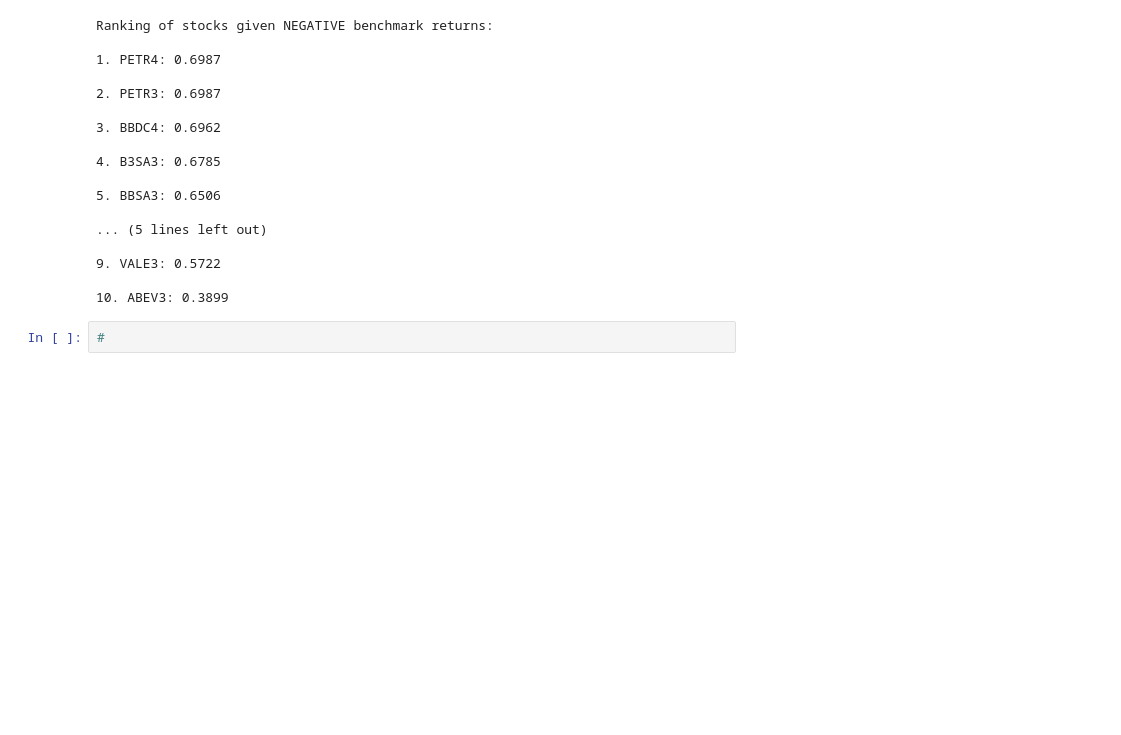
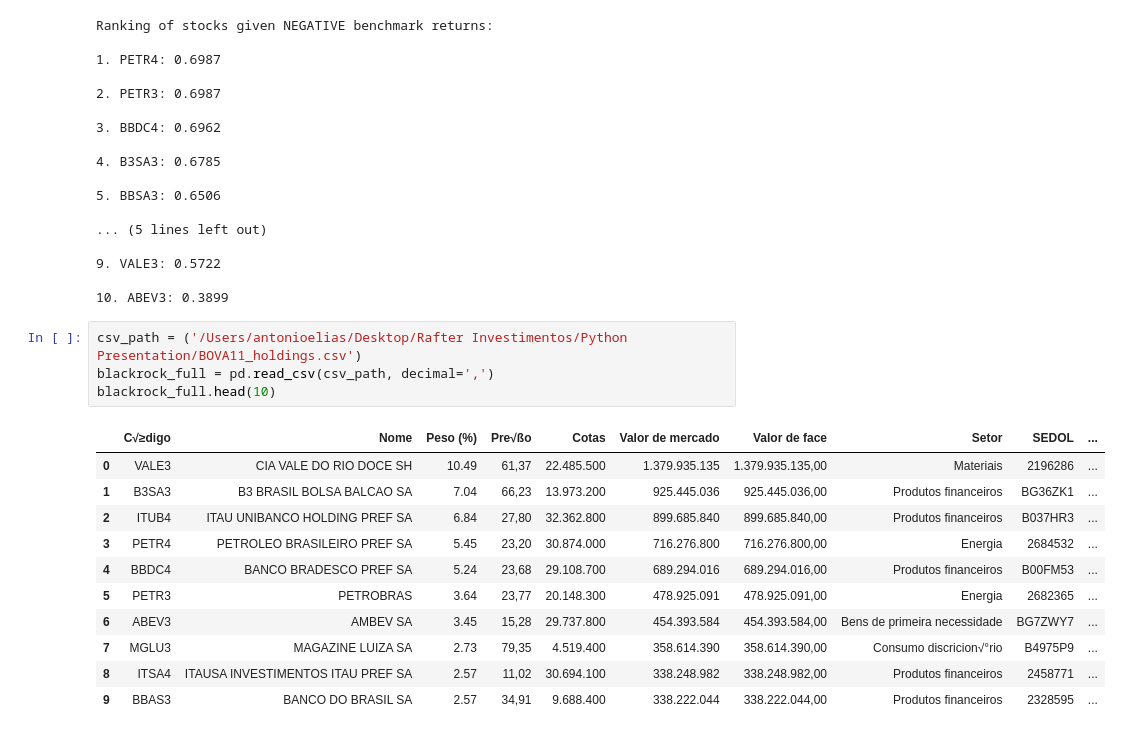
Before and after one commit to antoniosalomao/Rafter_A1, a Jupyter notebook: rafter_presentation.ipynb, the cells around one changed output. Saved outputs shown, nothing was run; the diff lists cells and outputs as text; blank space fills up the shorter version.

```diff
--- a/rafter_presentation.ipynb
+++ b/rafter_presentation.ipynb
@@ -387,5 +386,19 @@ Ranking of stocks given NEGATIVE benchmark returns:
 9. VALE3: 0.5722
 
 10. ABEV3: 0.3899
-# %%
-#
+# %%
+csv_path = ('/Users/antonioelias/Desktop/Rafter Investimentos/Python Presentation/BOVA11_holdings.csv')
+blackrock_full = pd.read_csv(csv_path, decimal=',')
+blackrock_full.head(10)
+# %% [output]
+|  | C√≥digo | Nome | Peso (%) | Pre√ßo | Cotas | Valor de mercado | Valor de face | Setor | SEDOL | ... |
+| 0 | VALE3 | CIA VALE DO RIO DOCE SH | 10.49 | 61,37 | 22.485.500 | 1.379.935.135 | 1.379.935.135,00 | Materiais | 2196286 | ... |
+| 1 | B3SA3 | B3 BRASIL BOLSA BALCAO SA | 7.04 | 66,23 | 13.973.200 | 925.445.036 | 925.445.036,00 | Produtos financeiros | BG36ZK1 | ... |
+| 2 | ITUB4 | ITAU UNIBANCO HOLDING PREF SA | 6.84 | 27,80 | 32.362.800 | 899.685.840 | 899.685.840,00 | Produtos financeiros | B037HR3 | ... |
+| 3 | PETR4 | PETROLEO BRASILEIRO PREF SA | 5.45 | 23,20 | 30.874.000 | 716.276.800 | 716.276.800,00 | Energia | 2684532 | ... |
+| 4 | BBDC4 | BANCO BRADESCO PREF SA | 5.24 | 23,68 | 29.108.700 | 689.294.016 | 689.294.016,00 | Produtos financeiros | B00FM53 | ... |
+| 5 | PETR3 | PETROBRAS | 3.64 | 23,77 | 20.148.300 | 478.925.091 | 478.925.091,00 | Energia | 2682365 | ... |
+| 6 | ABEV3 | AMBEV SA | 3.45 | 15,28 | 29.737.800 | 454.393.584 | 454.393.584,00 | Bens de primeira necessidade | BG7ZWY7 | ... |
+| 7 | MGLU3 | MAGAZINE LUIZA SA | 2.73 | 79,35 | 4.519.400 | 358.614.390 | 358.614.390,00 | Consumo discricion√°rio | B4975P9 | ... |
+| 8 | ITSA4 | ITAUSA INVESTIMENTOS ITAU PREF SA | 2.57 | 11,02 | 30.694.100 | 338.248.982 | 338.248.982,00 | Produtos financeiros | 2458771 | ... |
+| 9 | BBAS3 | BANCO DO BRASIL SA | 2.57 | 34,91 | 9.688.400 | 338.222.044 | 338.222.044,00 | Produtos financeiros | 2328595 | ... |
```
Also changed, not shown: parts of 9 cells of this notebook.
